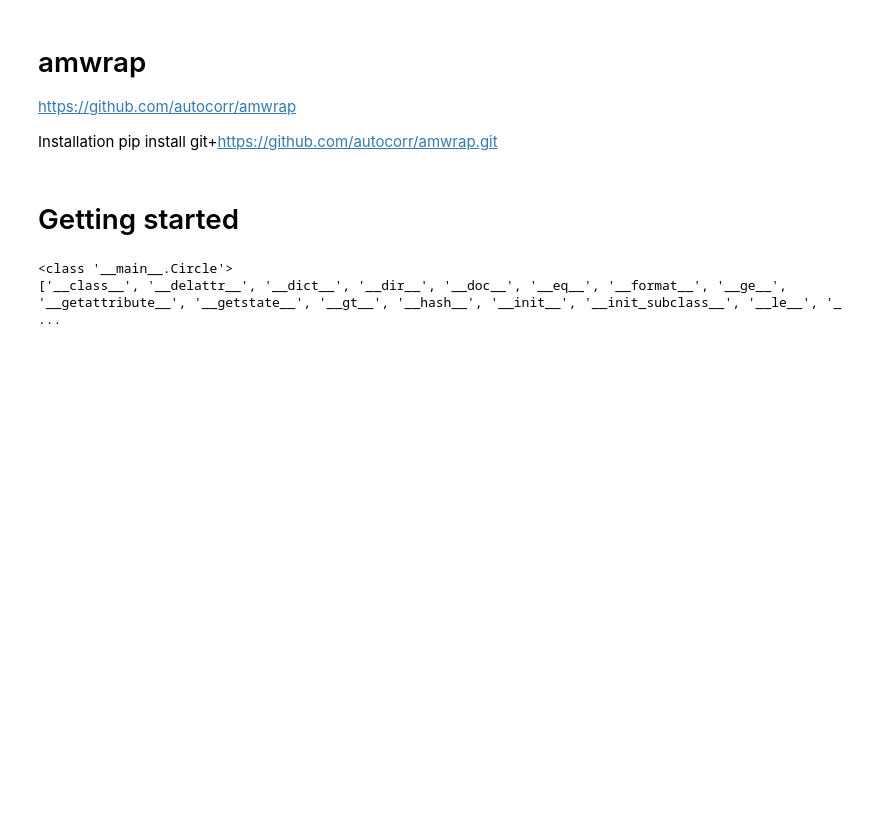
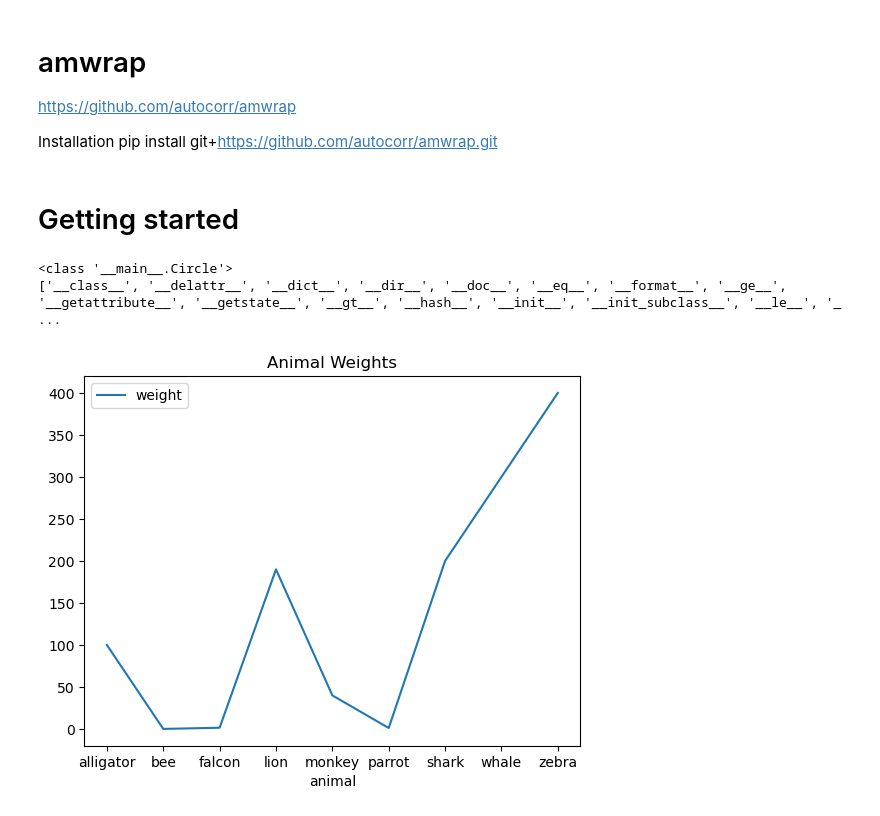
Before and after one commit to ReChen33/252Sum, a Jupyter notebook: Code/amwrap.ipynb, the cells around one changed output. Cells and saved outputs as stored; diff of their text form; code cells hidden in the pictures; blank space fills up the shorter version.

```diff
--- a/Code/amwrap.ipynb
+++ b/Code/amwrap.ipynb
@@ -59,3 +59,17 @@ print(dir(c))  # List of attributes and methods of the Circle instance
 # %% [output]
 <class '__main__.Circle'>
 ['__class__', '__delattr__', '__dict__', '__dir__', '__doc__', '__eq__', '__format__', '__ge__', '__getattribute__', '__getstate__', '__gt__', '__hash__', '__init__', '__init_subclass__', '__le__', '_ ...
+# %%
+import pandas as pd
+import matplotlib.pyplot as plt
+
+df = pd.DataFrame({'animal': ['alligator', 'bee', 'falcon', 'lion',
+                    'monkey', 'parrot', 'shark', 'whale', 'zebra']
+                   , 'weight': [100, 0.1, 1.5, 190, 40, 1.2, 200, 300, 400]}
+                   )
+
+# plot the DataFrame
+# df.plot(kind='line', x='animal', y='weight', title='Animal Weights')
+# plt.savefig('animal_weights.png')
+# %% [output]
+[figure, added]
```
Also changed, not shown: 4 other files.
